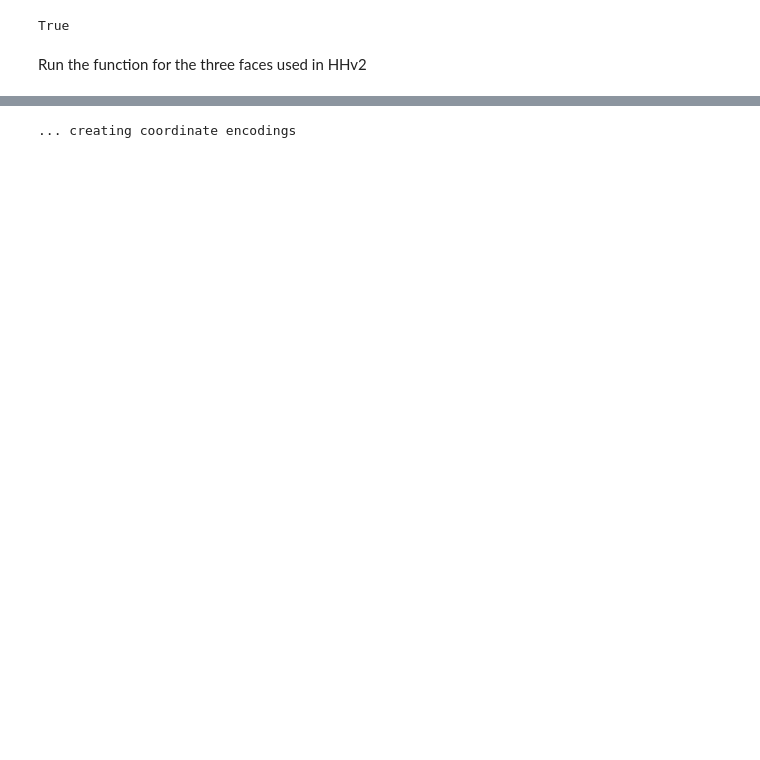
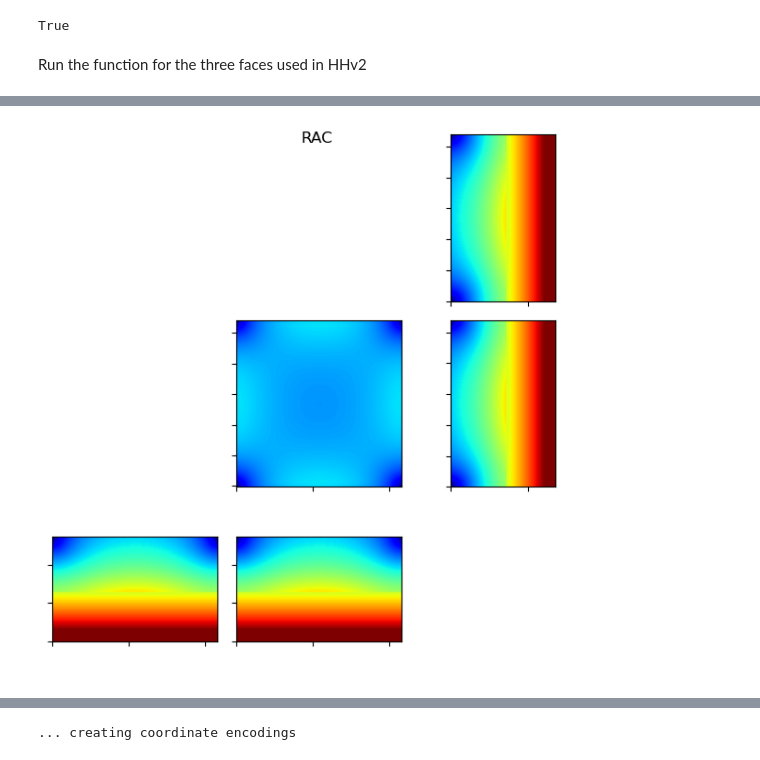
Before and after one commit to ifenty/SASSIE_downscale_ecco_v5, a Jupyter notebook: 02_make geometry ds.ipynb, the cells around one changed output, grey strips where cells are left out. Cells and saved outputs as stored; diff of their text form; code cells hidden in the pictures; blank space fills up the shorter version.

```diff
--- a/02_make geometry ds.ipynb
+++ b/02_make geometry ds.ipynb
@@ -897,0 +847,21 @@ drF_da.attrs['units'] = 'm'
+# %%
+fig,axs = plt.subplots(3,3, figsize=[6,6])
+ax = axs.ravel()
+ax[0].set_axis_off()
+ax[1].set_axis_off()
+ax[2].imshow(RAC_N1_faces[5] / 1e6, origin='lower', cmap='jet', vmin=1,vmax=40)
+ax[3].set_axis_off()
+ax[4].imshow(RAC_N1_faces[3] / 1e6, origin='lower', cmap='jet', vmin=1,vmax=40)
+ax[5].imshow(RAC_N1_faces[4] / 1e6, origin='lower', cmap='jet', vmin=1,vmax=40)
+ax[6].imshow(RAC_N1_faces[1] / 1e6, origin='lower', cmap='jet', vmin=1,vmax=40)
+ax[7].imshow(RAC_N1_faces[2] / 1e6, origin='lower', cmap='jet', vmin=1,vmax=40)
+ax[8].set_axis_off()
+
+for ax in ax:
+    ax.set_yticklabels([])
+    ax.set_xticklabels([])
+
+plt.tight_layout()
+plt.suptitle("RAC");
+# %% [output]
+[figure, added]
```
Also changed, not shown: parts of 176 cells of this notebook, 4 other files.
